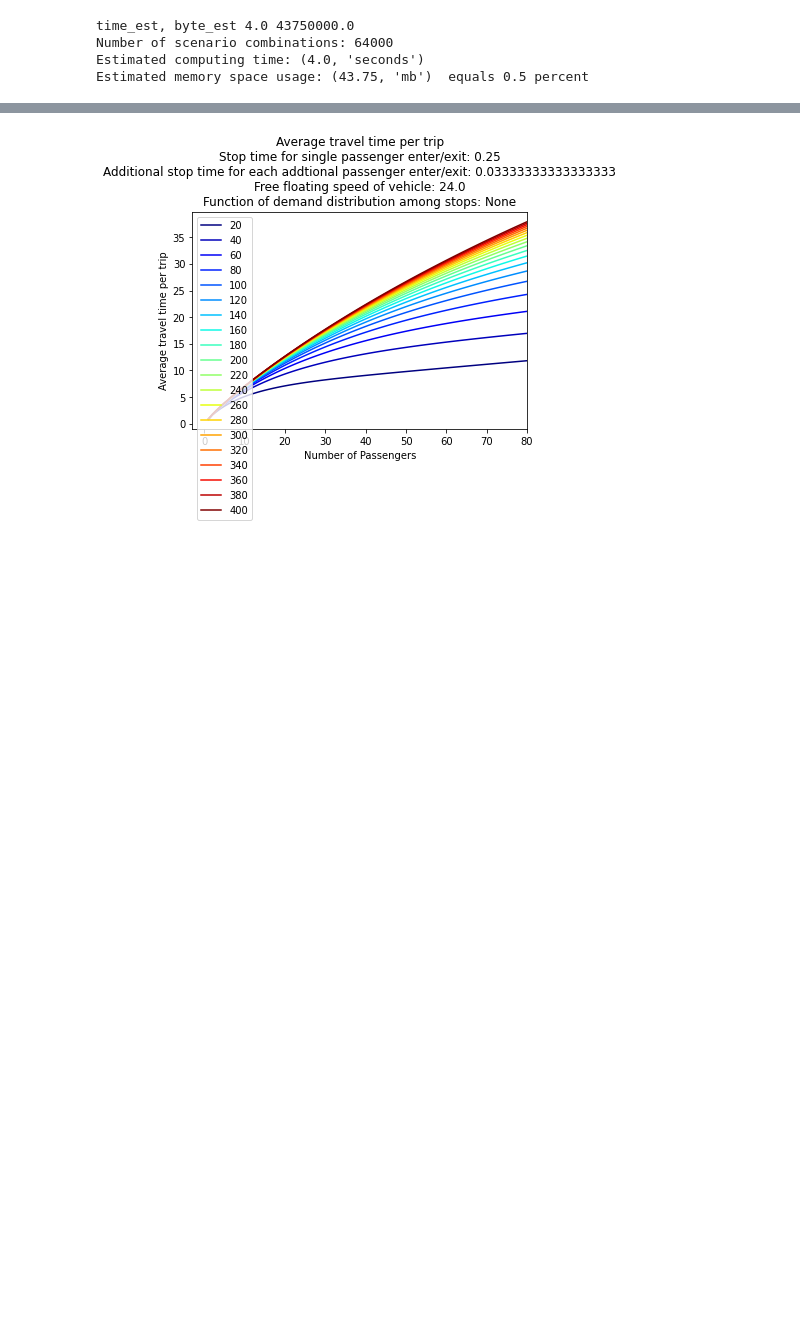
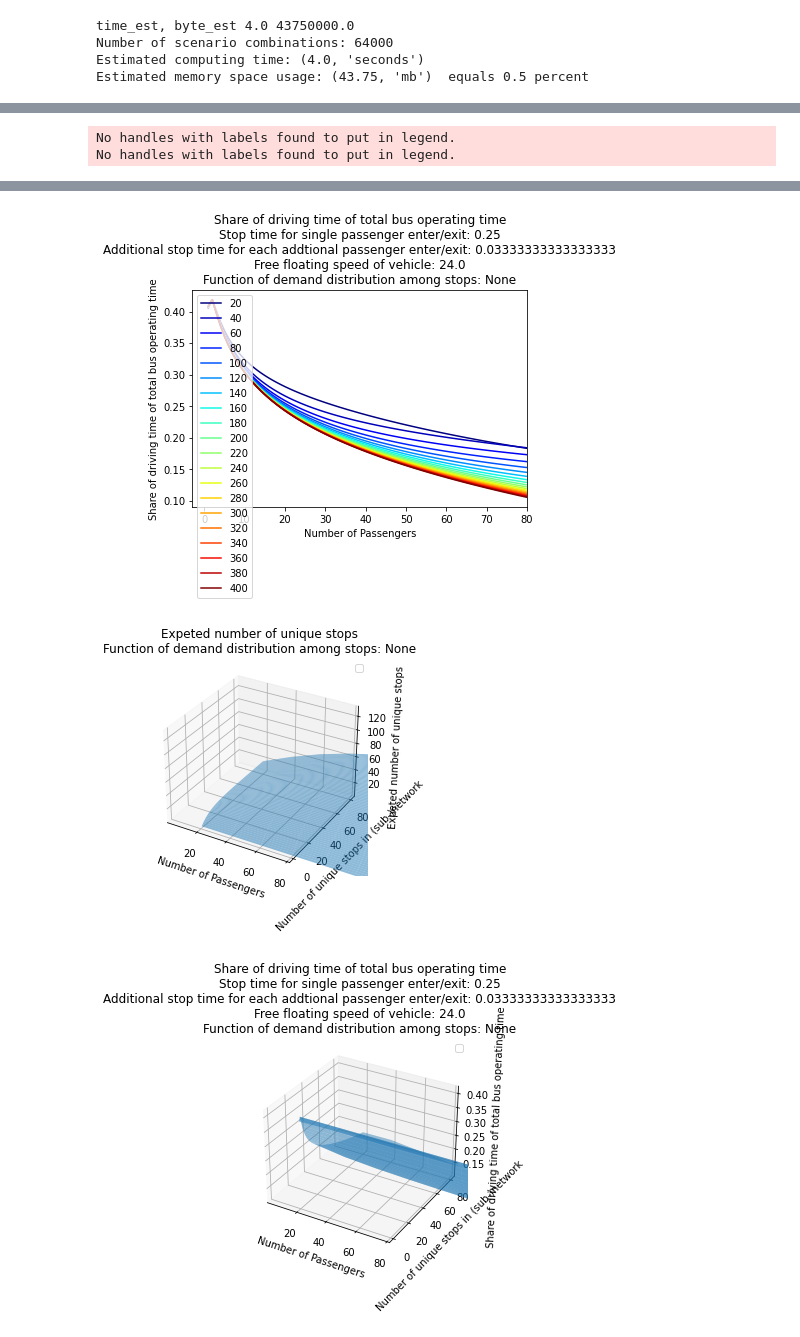
Before and after one commit to maximylius/drt_guesstimates, a Jupyter notebook: scenarioControls.ipynb, the cells around one changed output, grey strips where cells are left out. Saved outputs shown, nothing was run; the diff lists cells and outputs as text; code cells hidden in the pictures; blank space fills up the shorter version.

Commit message:
added 3d plotting functionality and furthered cleaned code

```diff
--- a/scenarioControls.ipynb
+++ b/scenarioControls.ipynb
@@ -540,0 +531,3 @@ dim_to_varname_generator()
+# %%
+C = (None and [1,2,3]) or (None and [1,2,3]) or (None and [1,2,3]) or None
+print(C)
@@ -680,7 +695,7 @@ def plotMultiDimensional(
 dim_to_varname = dim_to_varname_generator( X='n_pax', Y=True, Z=None, L1='n_stops_in_net', L2=None, C=None, M=None )
 
 # ['n_stops_on_path',  'dist_total',  'stop_time_total',  'share_driving_time',  'average_travel_speed',  'pax_served_per_hour']
-plotMultiDimensional(kpi_name = 'n_stops_on_path',dim_to_varname=dim_to_varname,sci_kpis=sci_kpis)
+# plotMultiDimensional(kpi_name = 'pax_trip_time_average',dim_to_varname=dim_to_varname,sci_kpis=sci_kpis)
 
 # To-Do add functionality of heatmap2d
 # dim_to_varname = dim_to_varname_generator( X='n_pax', Y='n_stops_in_net', Z=None, L1=None, L2=None, C=True, M=None )
@@ -692,5 +707,9 @@ plotMultiDimensional(kpi_name = 'share_driving_time',dim_to_varname=dim_to_varna
 plotMultiDimensional(kpi_name = 'average_travel_speed',dim_to_varname=dim_to_varname,sci_kpis=sci_kpis)
 plotMultiDimensional(kpi_name = 'pax_served_per_hour',dim_to_varname=dim_to_varname,sci_kpis=sci_kpis)
 plotMultiDimensional(kpi_name = 'pax_trip_time_average',dim_to_varname=dim_to_varname,sci_kpis=sci_kpis)
-# plotMultiDimensional(kpi_name = 'share_driving_time',dim_to_varname=dim_to_varname,sci_kpis=sci_kpis)
+plotMultiDimensional(kpi_name = 'share_driving_time',dim_to_varname=dim_to_varname,sci_kpis=sci_kpis)
+dim_to_varname = dim_to_varname_generator( X='n_pax', Y='n_stops_in_net', Z=True, L1=None, L2=None, C=None, M=None )
+plotMultiDimensional(kpi_name = 'n_stops_on_path',dim_to_varname=dim_to_varname,sci_kpis=sci_kpis)
+dim_to_varname = dim_to_varname_generator( X='n_pax', Y='n_stops_in_net', Z=True, L1=None, L2=None, C=None, M=None )
+plotMultiDimensional(kpi_name = 'share_driving_time',dim_to_varname=dim_to_varname,sci_kpis=sci_kpis)
 # %% [output]
@@ -706,0 +735,2 @@ WARNING: param stop_time_extra_pax is misspecified. Multiple parameter values pr
+No handles with labels found to put in legend.
+No handles with labels found to put in legend.
@@ -713,2 +751,4 @@ WARNING: param stop_time_extra_pax is misspecified. Multiple parameter values pr
-[figure, old version]
+[figure, new version]
+[figure, added]
+[figure, added]
 # %%
```
Also changed, not shown: parts of 11 cells of this notebook.
